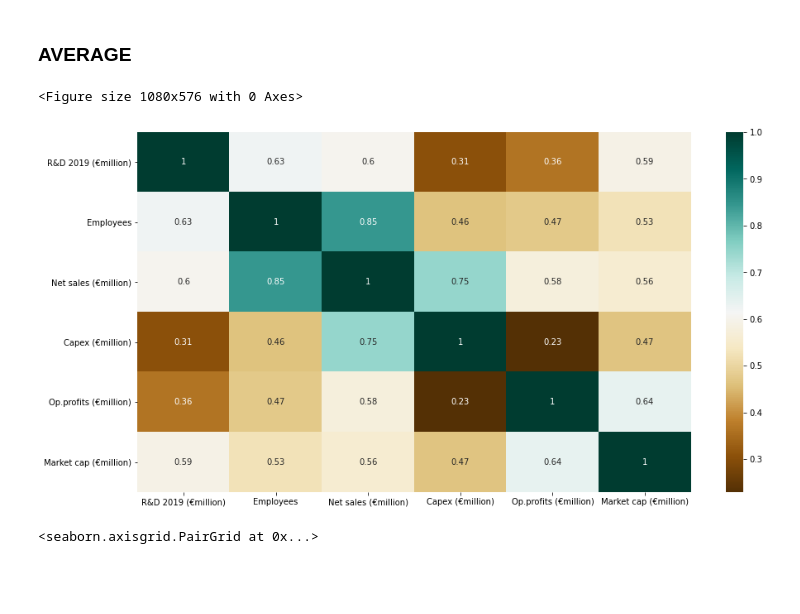
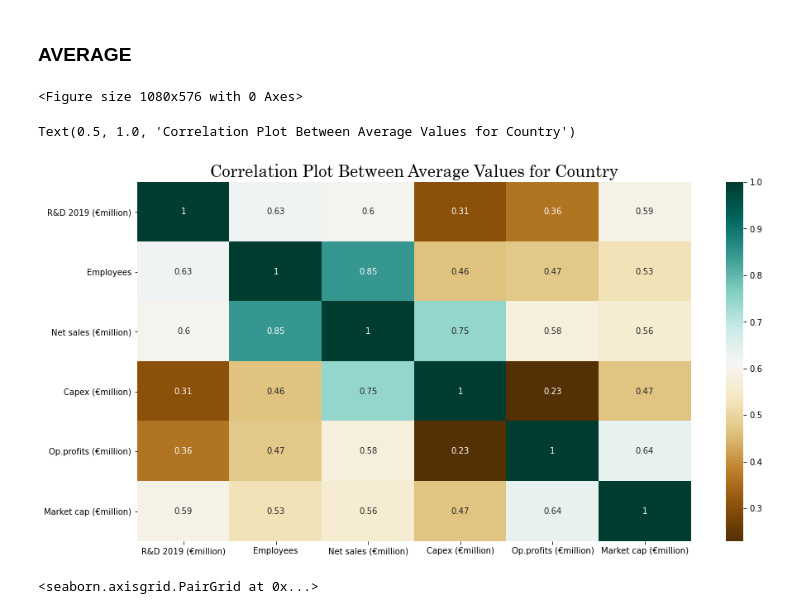
Before and after one commit to Marco-Colombi/QME-Final_Project, a Jupyter notebook: QME_Machine_Learning.ipynb, the cells around one changed output. Saved outputs shown, nothing was run; the diff lists cells and outputs as text; code cells hidden in the pictures; blank space fills up the shorter version.

```diff
--- a/QME_Machine_Learning.ipynb
+++ b/QME_Machine_Learning.ipynb
@@ -341,8 +349,11 @@ df_country_avg.drop(index = 'Saudi Arabia', axis = 0, inplace = True) #Outlier
 # %%
 plt.figure(figsize = (15,8))
 cormap = np.corrcoef(df_country_avg.values.T).round(2)
 g = sns.heatmap(df_country_avg.corr(), cbar=True, annot = True, cmap='BrBG', yticklabels = df_country_avg.columns, xticklabels=df_country_avg.columns)
+plt.title('Correlation Plot Between Average Values for Country', **csfont, size = 20)
+plt.savefig(fname = 'Images/corr_plot_avg_country')
 # %% [output]
 <Figure size 1080x576 with 0 Axes>
+Text(0.5, 1.0, 'Correlation Plot Between Average Values for Country')
-[figure, old version]
+[figure, new version]
 # %%
```
Also changed, not shown: parts of 21 cells of this notebook.
